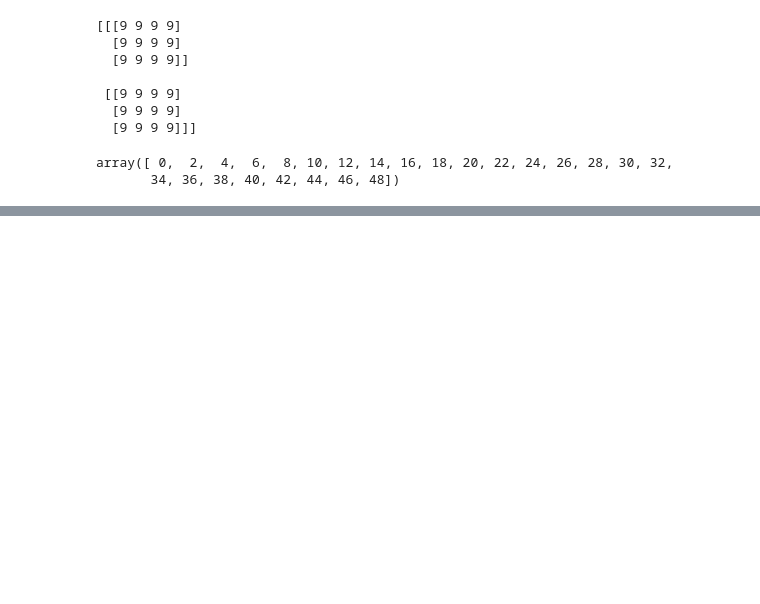
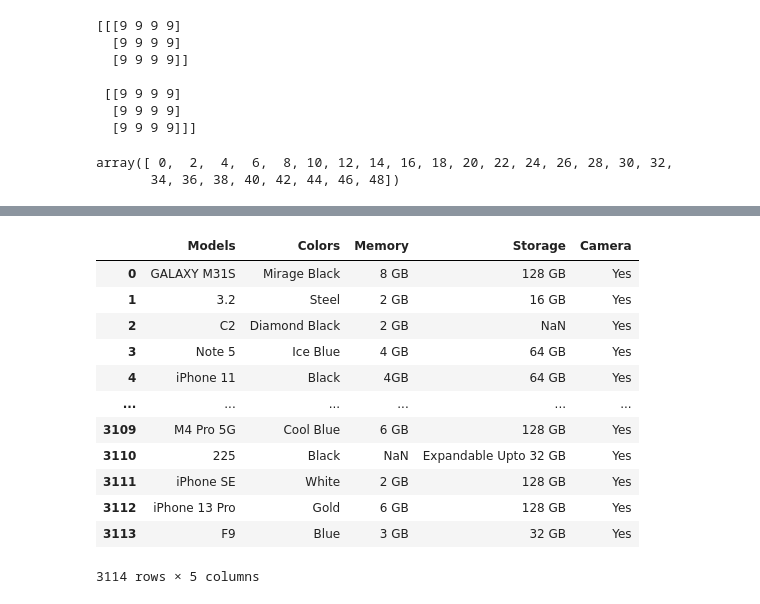
Before and after one commit to Mwitwari/PYDATA, a Jupyter notebook: NUMPY/main.ipynb, the cells around one changed output, grey strips where cells are left out. Saved outputs shown, nothing was run; the diff lists cells and outputs as text; code cells hidden in the pictures; blank space fills up the shorter version.

```diff
--- a/NUMPY/main.ipynb
+++ b/NUMPY/main.ipynb
@@ -83,0 +457,16 @@ array([67, 85, 33, 61, 64, 88, 56, 71, 44, 67, 79, 37, 78, 90, 61, 72, 99,
+# %%
+df.iloc[:, 1:6]
+# %% [output]
+|  | Models | Colors | Memory | Storage | Camera |
+| 0 | GALAXY M31S | Mirage Black | 8 GB | 128 GB | Yes |
+| 1 | 3.2 | Steel | 2 GB | 16 GB | Yes |
+| 2 | C2 | Diamond Black | 2 GB | NaN | Yes |
+| 3 | Note 5 | Ice Blue | 4 GB | 64 GB | Yes |
+| 4 | iPhone 11 | Black | 4GB | 64 GB | Yes |
+| ... | ... | ... | ... | ... | ... |
+| 3109 | M4 Pro 5G | Cool Blue | 6 GB | 128 GB | Yes |
+| 3110 | 225 | Black | NaN | Expandable Upto 32 GB | Yes |
+| 3111 | iPhone SE | White | 2 GB | 128 GB | Yes |
+| 3112 | iPhone 13 Pro | Gold | 6 GB | 128 GB | Yes |
+| 3113 | F9 | Blue | 3 GB | 32 GB | Yes |
+3114 rows × 5 columns
```
Also changed, not shown: parts of 57 cells of this notebook, 1 other file.
